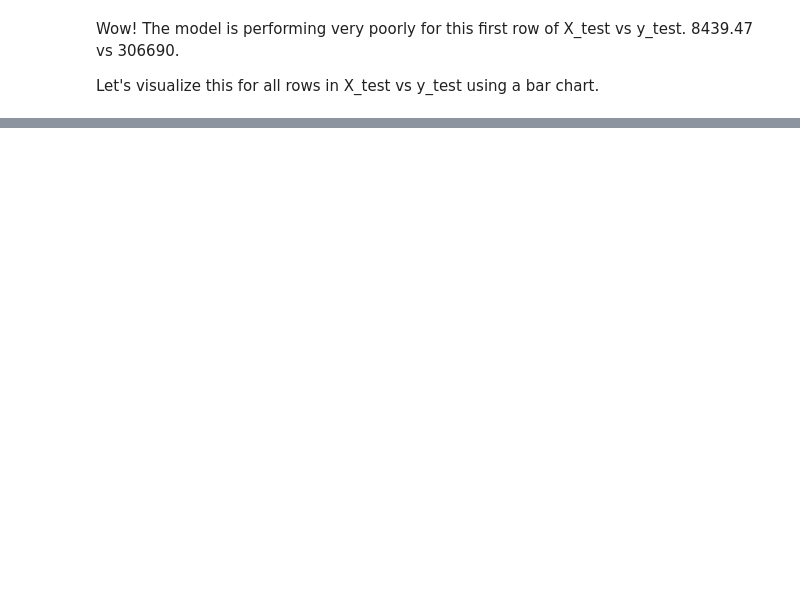
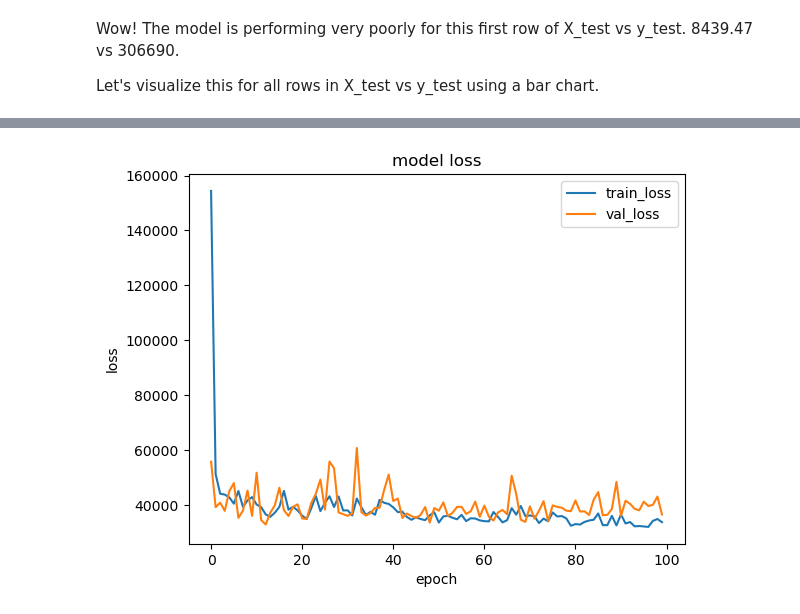
Before and after one commit to hamdaan-shaikh/LearnTF, a Jupyter notebook: 02_Building_Neural_Networks_with_TensorFlow_[Car_Price_Prediction].ipynb, the cells around one changed output, grey strips where cells are left out. Drawn from its saved outputs; the diff is of its cells as text; code cells hidden in the pictures; blank space fills up the shorter version.

Commit message:
Added Corrective Measures and Bonus: Data API

```diff
--- a/02_Building_Neural_Networks_with_TensorFlow_[Car_Price_Prediction].ipynb
+++ b/02_Building_Neural_Networks_with_TensorFlow_[Car_Price_Prediction].ipynb
@@ -856,0 +922,2 @@ plt.show()
+# %%
+history = model.fit(X_train, y_train, validation_data=(X_val, y_val), epochs = 100, verbose = 1)
@@ -856,0 +942,11 @@ plt.show()
+# %%
+plt.plot(history.history['loss'])
+plt.plot(history.history['val_loss'])
+
+plt.title('model loss')
+plt.ylabel('loss')
+plt.xlabel('epoch')
+plt.legend(['train_loss', 'val_loss'])
+plt.show()
+# %% [output]
+[figure, added]
```
Also changed, not shown: parts of 64 cells of this notebook.
